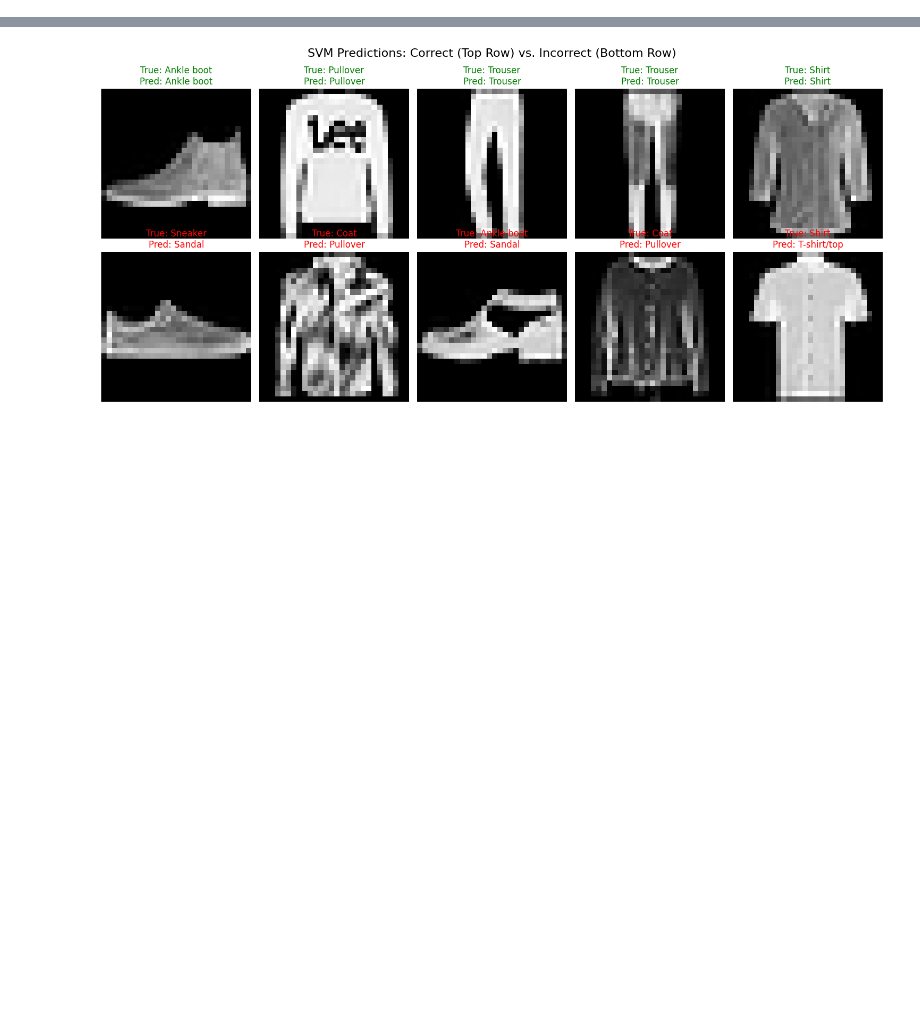
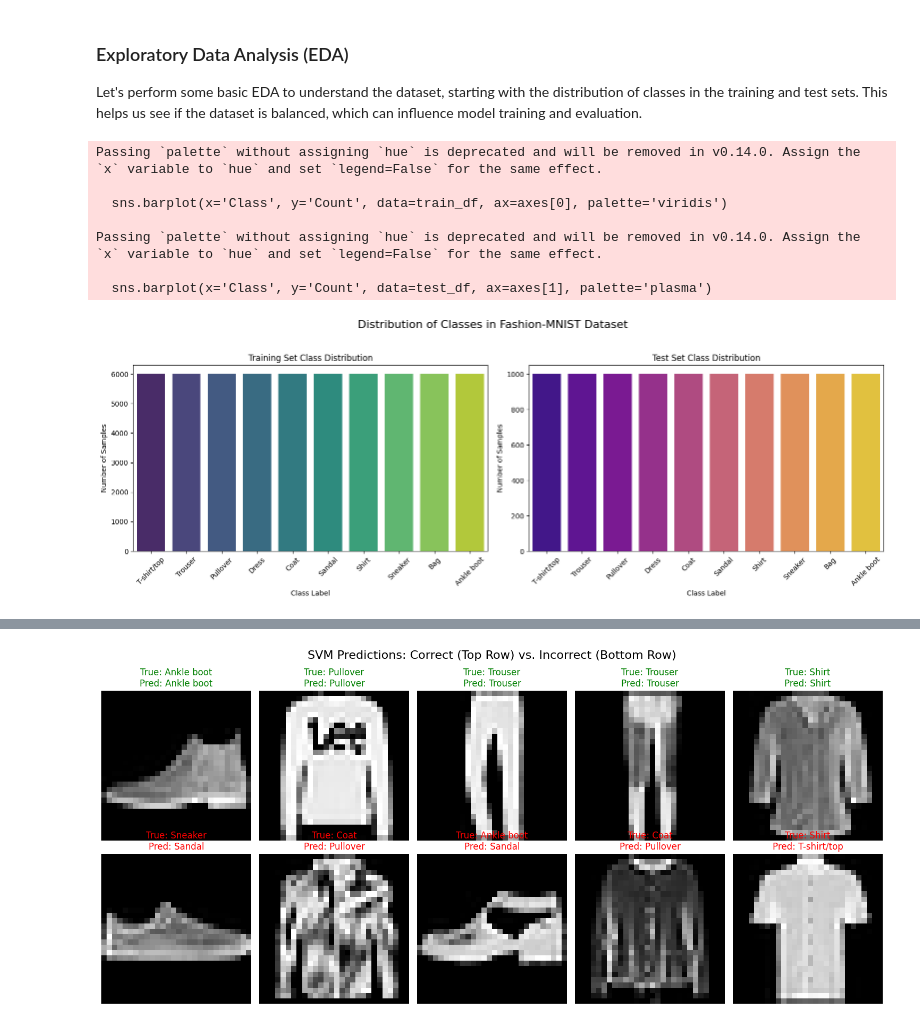
Before and after one commit to ashengaout/fashion-mnist-snn-eval, a Jupyter notebook: SVMonMNIST.ipynb, the cells around one changed output, grey strips where cells are left out. Saved outputs shown, nothing was run; the diff lists cells and outputs as text; code cells hidden in the pictures; blank space fills up the shorter version.

```diff
--- a/SVMonMNIST.ipynb
+++ b/SVMonMNIST.ipynb
@@ -63,6 +63,54 @@ Detailed Classification Report (Precision, Recall, F1-Score):
     accuracy                           0.90     10000
    macro avg       0.90      0.90      0.90     10000
 weighted avg       0.90      0.90      0.90     10000
+# %% [markdown]
+### Exploratory Data Analysis (EDA)
+
+Let's perform some basic EDA to understand the dataset, starting with the distribution of classes in the training and test sets. This helps us see if the dataset is balanced, which can influence model training and evaluation.
+# %%
+import matplotlib.pyplot as plt
+import seaborn as sns
+import numpy as np
+import pandas as pd # Added pandas import
+
+# Get class counts for training data
+train_class_counts = np.bincount(y_train)
+
+# Get class counts for test data
+test_class_counts = np.bincount(y_test)
+
+# Create a DataFrame for easier plotting (optional, but good for seaborn)
+train_df = pd.DataFrame({'Class': classes, 'Count': train_class_counts})
+test_df = pd.DataFrame({'Class': classes, 'Count': test_class_counts})
+
+fig, axes = plt.subplots(1, 2, figsize=(16, 6))
+fig.suptitle('Distribution of Classes in Fashion-MNIST Dataset', fontsize=16)
+
+# Plot for Training Data
+sns.barplot(x='Class', y='Count', data=train_df, ax=axes[0], palette='viridis')
+axes[0].set_title('Training Set Class Distribution')
+axes[0].set_xlabel('Class Label')
+axes[0].set_ylabel('Number of Samples')
+axes[0].tick_params(axis='x', rotation=45)
+
+# Plot for Test Data
+sns.barplot(x='Class', y='Count', data=test_df, ax=axes[1], palette='plasma')
+axes[1].set_title('Test Set Class Distribution')
+axes[1].set_xlabel('Class Label')
+axes[1].set_ylabel('Number of Samples')
+axes[1].tick_params(axis='x', rotation=45)
+
+plt.tight_layout(rect=[0, 0.03, 1, 0.95])
+plt.show()
+# %% [output]
+Passing `palette` without assigning `hue` is deprecated and will be removed in v0.14.0. Assign the `x` variable to `hue` and set `legend=False` for the same effect.
+
+  sns.barplot(x='Class', y='Count', data=train_df, ax=axes[0], palette='viridis')
+
+Passing `palette` without assigning `hue` is deprecated and will be removed in v0.14.0. Assign the `x` variable to `hue` and set `legend=False` for the same effect.
+
+  sns.barplot(x='Class', y='Count', data=test_df, ax=axes[1], palette='plasma')
+[figure, added]
 # %%
 import matplotlib.pyplot as plt
 import seaborn as sns
```
Also changed, not shown: parts of 4 cells of this notebook, 5 other files.
